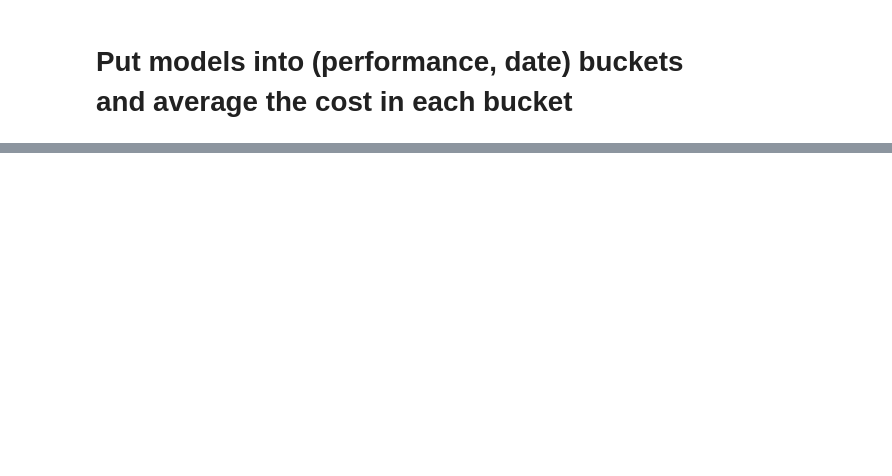
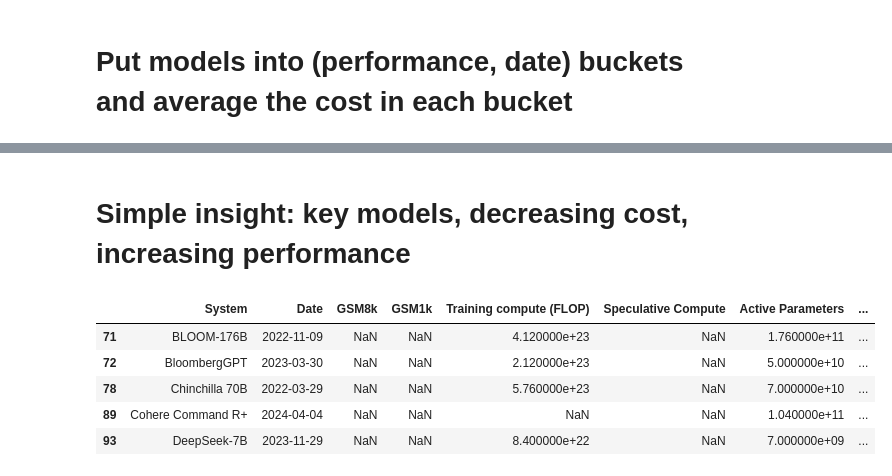
Before and after one commit to epoch-research/llm-benchmark-efficiency, a Jupyter notebook: benchmark_analysis.ipynb, the cells around one changed output, grey strips where cells are left out. Cells and saved outputs as stored; diff of their text form; code cells hidden in the pictures; blank space fills up the shorter version.

```diff
--- a/benchmark_analysis.ipynb
+++ b/benchmark_analysis.ipynb
@@ -724,0 +737,11 @@ Name: log_compute, dtype: float64
+# %% [markdown]
+# Simple insight: key models, decreasing cost, increasing performance
+# %%
+filtered_reg_df.head()
+# %% [output]
+|  | System | Date | GSM8k | GSM1k | Training compute (FLOP) | Speculative Compute | Active Parameters | ... |
+| 71 | BLOOM-176B | 2022-11-09 | NaN | NaN | 4.120000e+23 | NaN | 1.760000e+11 | ... |
+| 72 | BloombergGPT | 2023-03-30 | NaN | NaN | 2.120000e+23 | NaN | 5.000000e+10 | ... |
+| 78 | Chinchilla 70B | 2022-03-29 | NaN | NaN | 5.760000e+23 | NaN | 7.000000e+10 | ... |
+| 89 | Cohere Command R+ | 2024-04-04 | NaN | NaN | NaN | NaN | 1.040000e+11 | ... |
+| 93 | DeepSeek-7B | 2023-11-29 | NaN | NaN | 8.400000e+22 | NaN | 7.000000e+09 | ... |
```
Also changed, not shown: parts of 23 cells of this notebook, 2 other files.
